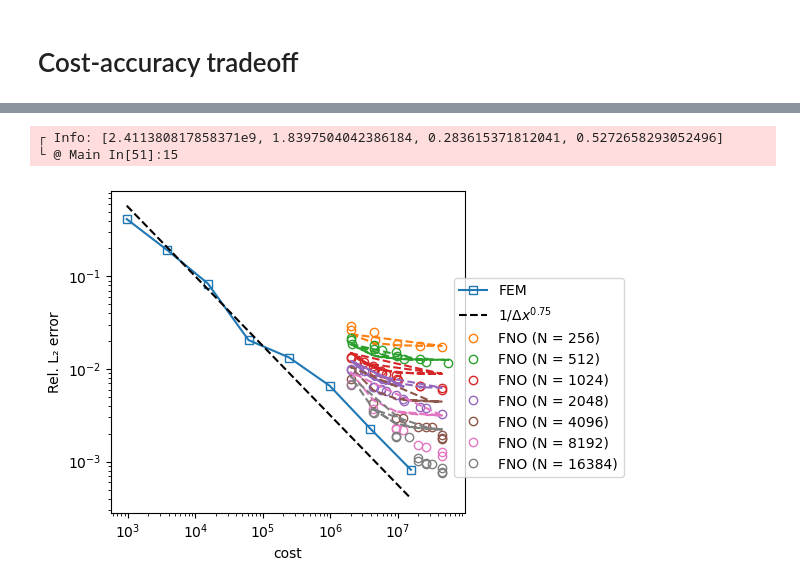
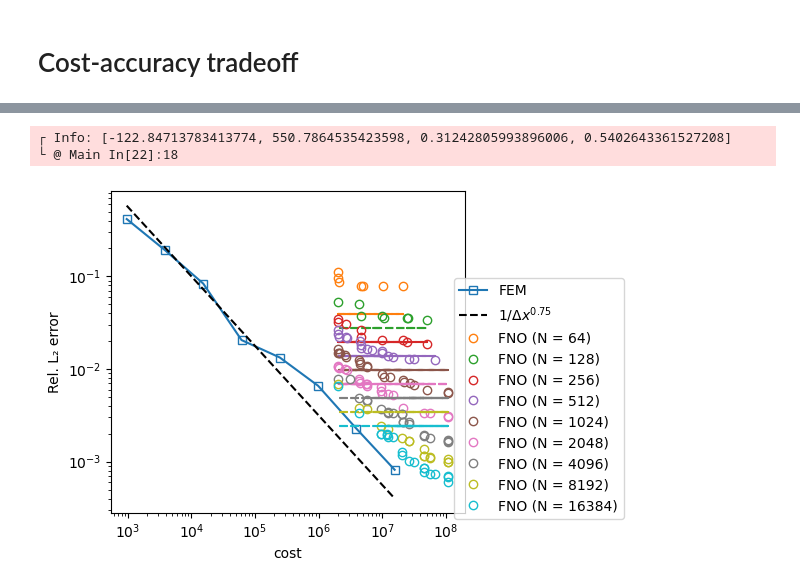
Before and after one commit to PKU-CMEGroup/NeuralOperator, a Jupyter notebook: eq1d/eq1d_na.ipynb, the cells around one changed output, grey strips where cells are left out. Cells and saved outputs as stored; diff of their text form; code cells hidden in the pictures.

```diff
--- a/eq1d/eq1d_na.ipynb
+++ b/eq1d/eq1d_na.ipynb
@@ -453,7 +454,7 @@ PyObject <matplotlib.legend.Legend object at 0x...>
 # %% [markdown]
 # FNO results
 # %%
-n_data_array = [256 512 1024 2048 4096 8192 16384]
+n_data_array = [64 128 256 512 1024 2048 4096 8192 16384]
 k_max_array = [16 32 64 128]
 d_f_array = [16 32 64 128]
 n_fno_layers_array = [3 4 5]
@@ -590,13 +591,13 @@ PyPlot.zlabel("Rel. L₂ error")
 
 ###############################################################################
 PyPlot.figure()
-fno_data_size_pareto, fno_costs_pareto, fno_mean_rel_errors_pareto = [], [], []
+fno_data_size_pareto, fno_costs_pareto, fno_mean_rel_errors_pareto, data_size_pareto = [], [], [], []
 for i = 1:n_d
     data_analysis_pareto = pareto_frontiers(data_analysis[1+n_g*(i-1):n_g*i,:], fno_mean_rel_errors[1+n_g*(i-1):n_g*i], fno_costs[1+n_g*(i-1):n_g*i])
     fno_data_size_pareto = [fno_data_size_pareto;data_analysis_pareto[:,4]]
     fno_costs_pareto = [fno_costs_pareto;data_analysis_pareto[:,3]]
     fno_mean_rel_errors_pareto = [fno_mean_rel_errors_pareto;data_analysis_pareto[:,2]]
-
+    data_size_pareto = [data_size_pareto; zeros(length(data_analysis_pareto[:,2])) .+ n_data_array[i]]
 end
 
 PyPlot.scatter3D(fno_data_size_pareto, fno_costs_pareto, fno_mean_rel_errors_pareto, c=fno_mean_rel_errors_pareto)
@@ -621,37 +642,40 @@ using LsqFit
 # p0 = [1.0, 1.0, 1.0, 0.4, 1.0, 1.0, 1.0]
 
 m(x, p) = ( p[1]./(x[:,1].^p[2])  +  p[3]./(x[:,2].^min(p[4], 0.5))   )
+# m(x, p) = ( p[1]./(x[:,1].^p[2])  +  p[3]./(x[:,2].^p[4])   )
+
 p0 = [1.0, 1.0, 1.0, 0.4]
 
 
-w = ones(length(fno_costs_pareto))
+# w = ones(length(fno_costs_pareto))
+w = data_size_pareto
 fit = curve_fit(m, [fno_costs_pareto fno_data_size_pareto fno_mean_rel_errors_pareto], fno_mean_rel_errors_pareto, w, p0)
 
 @info fit.param
 
 PyPlot.figure(figsize=(6,4))
 # PyPlot.loglog(num_costs, num_mean_errors,           "-o", fillstyle = "none", label="FEM L₂ error")
 PyPlot.loglog(num_costs, num_mean_rel_errors,       "-s", fillstyle = "none", label="FEM")
 PyPlot.loglog(num_costs, 100.0./(num_costs.^0.75),       "--", color = "black", fillstyle = "none", label=L"$1/Δx^{0.75}$")
 
 
 for i = 1:n_d
     data_analysis_pareto = pareto_frontiers(data_analysis[1+n_g*(i-1):n_g*i,:], fno_mean_rel_errors[1+n_g*(i-1):n_g*i], fno_costs[1+n_g*(i-1):n_g*i])
     fno_costs_pareto, fno_mean_rel_errors_pareto, fno_data_size_pareto = data_analysis_pareto[:,3], data_analysis_pareto[:,2], data_analysis_pareto[:,4]
     PyPlot.loglog(fno_costs_pareto, fno_mean_rel_errors_pareto, "o", color = "C"*string(i), fillstyle = "none", label="FNO (N = $(n_data_array[i]))")
 
     fno_mean_rel_errors_pareto_fit = m([fno_costs_pareto fno_data_size_pareto], fit.param)
     PyPlot.loglog(fno_costs_pareto, fno_mean_rel_errors_pareto_fit, "--", color = "C"*string(i))
 end
 PyPlot.xlabel("cost")
 PyPlot.ylabel("Rel. L₂ error")
 PyPlot.legend(bbox_to_anchor=(0.95, 0.75))
 PyPlot.tight_layout()
 PyPlot.savefig("Heat-cost-accuracy-fitting.pdf")
 # %% [output]
-┌ Info: [2.411380817858371e9, 1.8397504042386184, 0.283615371812041, 0.5272658293052496]
-└ @ Main In[51]:15
+┌ Info: [-122.84713783413774, 550.7864535423598, 0.31242805993896006, 0.5402643361527208]
+└ @ Main In[22]:18
-[figure, old version]
+[figure, new version]
 # %%
 # Cost and error
 fno_mean_errors = sum(data_analysis[:, (5+3*epochs).+(3*epochs+1).*range(0,n_train_repeat-1)], dims=2)/n_train_repeat
```
Also changed, not shown: parts of 17 cells of this notebook, 28 other files.
